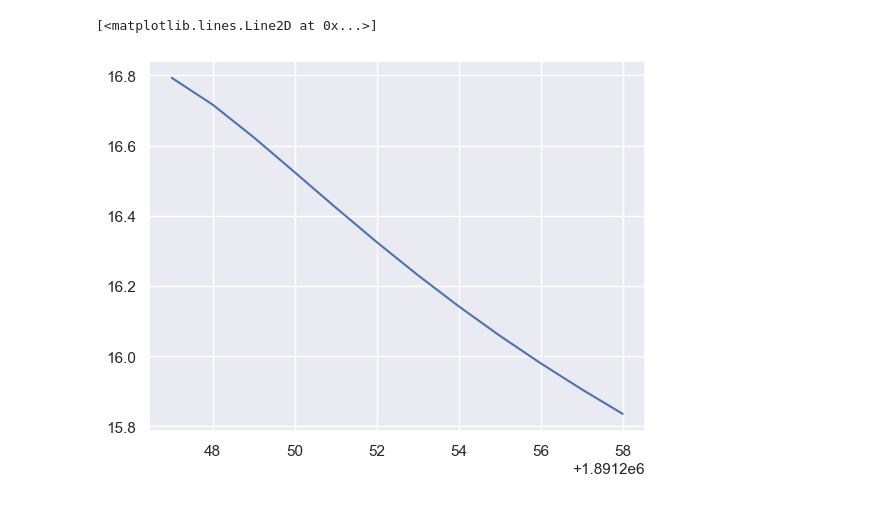
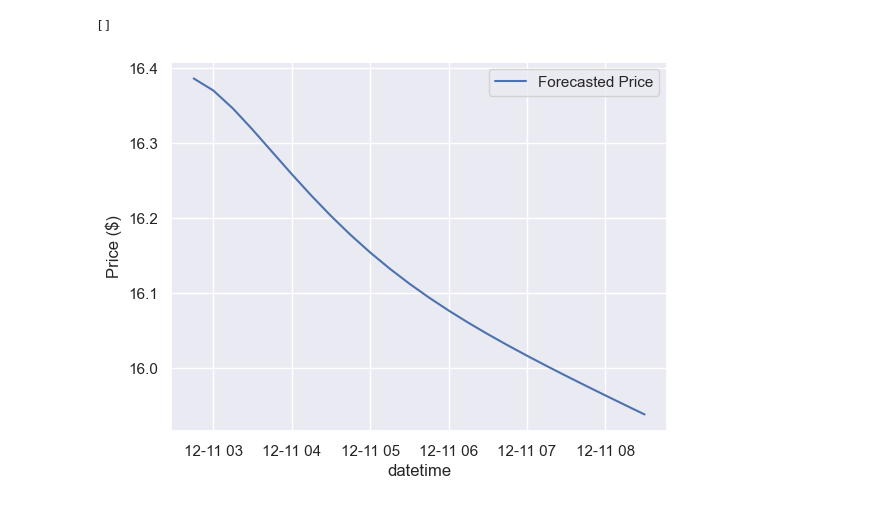
Before and after one commit to Derni300/AI-CryptoPriceForecast, a Jupyter notebook: forecast.ipynb, the cells around one changed output. Cells and saved outputs as stored; diff of their text form; code cells hidden in the pictures.

```diff
--- a/forecast.ipynb
+++ b/forecast.ipynb
@@ -55,12 +40,12 @@ def create_sequences(data, sequence_length):
     X, y = [], []
     for i in range(len(data) - sequence_length):
         X.append(data[i:(i + sequence_length)])
-        y.append(data[i + sequence_length][0])
+        y.append(data[i + sequence_length])
     return np.array(X), np.array(y)
 
 
 # Set the sequence length
-sequence_length = 24
+sequence_length = 64
 # %%
 # Create sequences and labels
 X, y = create_sequences(df_scaled, sequence_length)
@@ -88,9 +57,10 @@ print(X)
 # %%
 # Build the LSTM model
 model = Sequential()
-model.add(LSTM(units=64, return_sequences=True, input_shape=(X.shape[1], X.shape[2])))
+model.add(LSTM(64, return_sequences=True, input_shape=(X.shape[1], X.shape[2])))
 model.add(Dropout(0.2))
-model.add(LSTM(units=64))
+model.add(LSTM(64))
 model.add(Dropout(0.2))
-model.add(Dense(units=1))
+model.add(Dense(num_features))
+
 model.compile(optimizer='adam', loss='mean_squared_error')
@@ -100,5 +67,5 @@ WARNING:tensorflow:From C:\Users\alexo\PycharmProjects\AI-CryptoPriceForecast\.v
 # %%
 # Train the model
-model.fit(X, y, epochs=20, batch_size=16)
+model.fit(X, y, epochs=20, batch_size=32)
 # %% [output]
 Epoch 1/20
@@ -121,8 +88,4 @@ Epoch 20/20
 <keras.src.callbacks.History at 0x...>
-# %%
-# Feature scaling
-scaler = MinMaxScaler(feature_range=(0, 1))
-df_scaled = scaler.fit_transform(df[['open']])
 # %%
 # Make predictions
 y_pred = model.predict(X)
@@ -153,22 +130,35 @@ print(y_pred[-1])
 # %%
 def forecast(data, futur):
     arr = np.expand_dims(data[-1], axis=0)
+    #print(data.shape)
+    #print(arr.shape)
     L = []
     for _ in range(futur):
+        #print("[1]", arr.shape)
         prediction = model.predict(arr)
-        arr = np.append(arr, prediction)
-        arr = np.delete(arr, 0)
-        arr = np.expand_dims(arr, axis=0)
-        arr = np.expand_dims(arr, axis=2)
-        L.append(prediction[0][0])
-    return L
+        #print("[2]", prediction.shape)
+        prediction = prediction.reshape(1, 1, num_features)
+        #print("[3]", prediction.shape)
+        arr = np.append(arr, prediction, axis=1)
+        #print("[4]", arr.shape)
+        arr = np.delete(arr, 0, axis=1)
+        #print("[5]", arr.shape)
+        L.append(arr[0][-1])
+    return np.array(L)
 
-nb_hours = 12
-yForecast = forecast(X, nb_hours)
-yForecast = scaler.inverse_transform(np.reshape(yForecast, (-1, 1))).reshape(-1)
-xForecast = range(features[-sequence_length],features[-sequence_length] + nb_hours)
 
-forecast_dict = {"timestamp" : xForecast, "forecasted_price": yForecast}
+nb_time = 24
+yForecast = forecast(X, nb_time)
+yForecast = scaler.inverse_transform(yForecast)[:, 0]
+xForecast = range(times[-1], times[-1] + nb_time)
+datetime = pd.date_range(start=df["datetime"].values[-1], periods=nb_time + 1, freq='15T')[1:]
+
+forecast_dict = {"datetime": datetime, "timestamp": xForecast, "forecasted_price": yForecast}
+
 df_forecast = pd.DataFrame.from_dict(forecast_dict)
-plt.plot(xForecast, yForecast)
+df_forecast['datetime'] = pd.to_datetime(df_forecast['datetime'])
+
+sns.lineplot(df_forecast, x="datetime", y="forecasted_price", label="Forecasted Price")
+plt.ylabel("Price ($)")
+plt.plot()
 # %% [output]
@@ -186,5 +181,5 @@ plt.plot(xForecast, yForecast)
 1/1 [==============================] - 0s 23ms/step
-[<matplotlib.lines.Line2D at 0x...>]
+[]
-[figure, old version]
+[figure, new version]
 # %%
 # Plot the results
```
Also changed, not shown: parts of 12 cells of this notebook, 3 other files.
